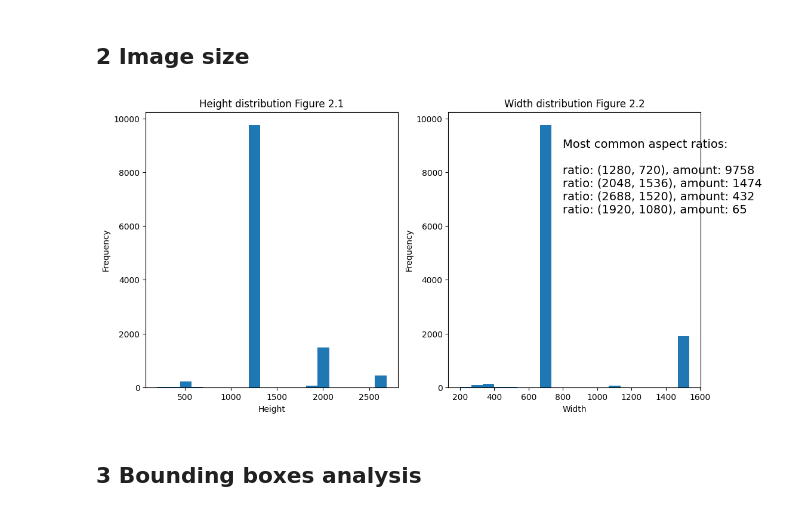
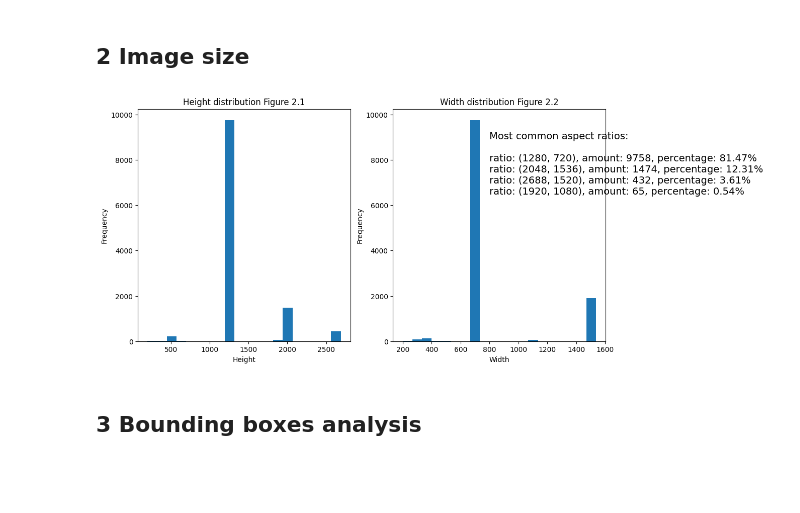
Before and after one commit to KajetanMieloch/Data-Scientist-praktyka-studencka, a Jupyter notebook: Zadania Rekrutacujne/Data Science Intern/odpowiedz.ipynb, the cells around one changed output. Saved outputs shown, nothing was run; the diff lists cells and outputs as text; code cells hidden in the pictures; blank space fills up the shorter version.

```diff
--- a/Zadania Rekrutacujne/Data Science Intern/odpowiedz.ipynb
+++ b/Zadania Rekrutacujne/Data Science Intern/odpowiedz.ipynb
@@ -236,35 +236,35 @@ def generate_histogram(all_heights_widths: list, data: dict = None):
         plt.title("Height distribution Figure 2.1")
         plt.xlabel("Height")
         plt.ylabel("Frequency")
         plt.subplot(1, 2, 2)
         plt.hist(widths, bins=20)
         plt.title("Width distribution Figure 2.2")
         plt.xlabel("Width")
         plt.ylabel("Frequency")
 
         top_4_most_comon = sorted(data.items(), key=lambda x: x[1], reverse=True)[:4]
 
         top_4_most_comon_one_string = "Most common aspect ratios:\n\n"
 
         for i, (key, value) in enumerate(top_4_most_comon):
-            top_4_most_comon_one_string += f"ratio: {key}, amount: {value}\n"
+            top_4_most_comon_one_string += f"ratio: {key}, amount: {value}, percentage: {round(value / len(all_heights_widths) * 100, 2)}%\n"
 
         plt.text(800, 6000, top_4_most_comon_one_string, fontsize=14)
 
     # Plot the histograms
     plt.show()
 
 def count_all_aspect_ratios_tuples(all_heights_widths: list) -> dict:
     aspect_ratios_tuples = [(height, width) for height, width in all_heights_widths]
     return Counter(aspect_ratios_tuples)
 
 
 
 
 
 generate_histogram(all_heights_widths_all, count_all_aspect_ratios_tuples(all_heights_widths_all))
 # %% [output]
-[figure, old version]
+[figure, new version]
 # %% [markdown]
 ## 3 Bounding boxes analysis
 # %%
```
Also changed, not shown: parts of 6 cells of this notebook.
